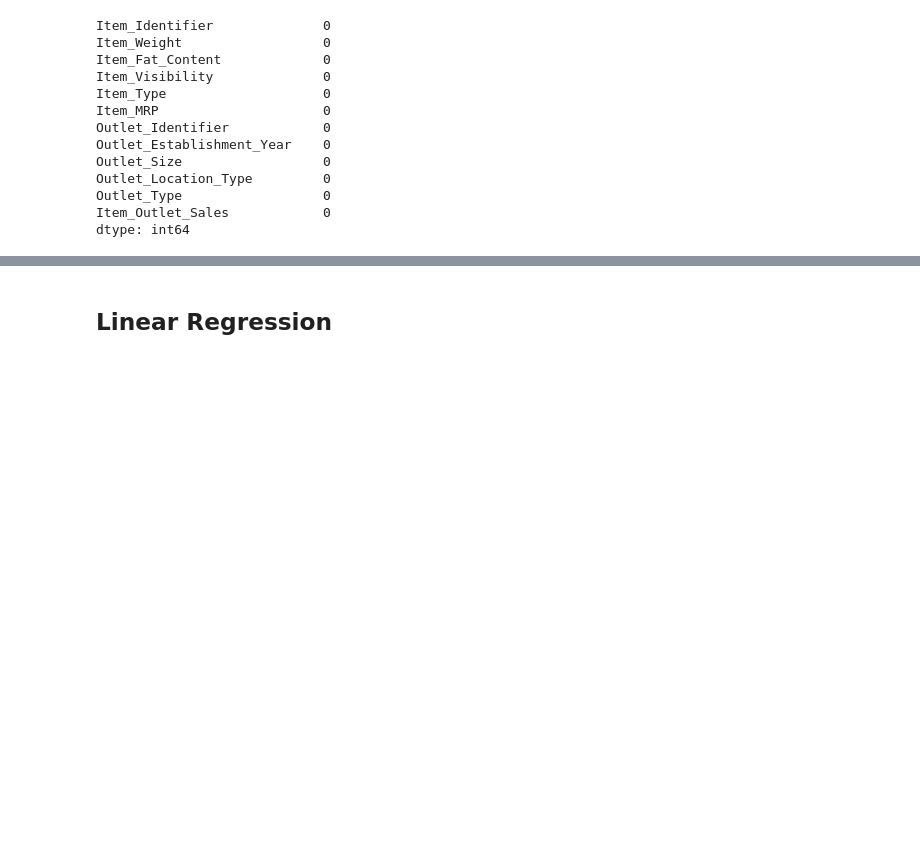
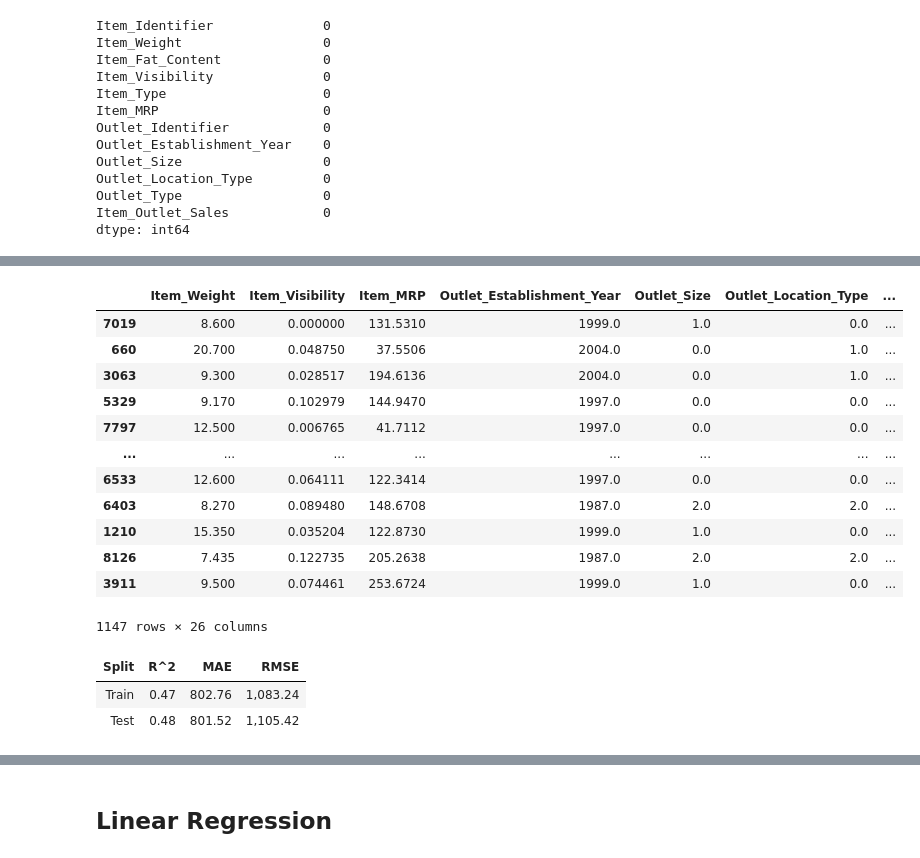
Before and after one commit to Yaman-Shadid/Prediction-of-Product-Sales, a Jupyter notebook: Project 1 - Revisited.ipynb, the cells around one changed output, grey strips where cells are left out. Saved outputs shown, nothing was run; the diff lists cells and outputs as text; code cells hidden in the pictures; blank space fills up the shorter version.

```diff
--- a/Project 1 - Revisited.ipynb
+++ b/Project 1 - Revisited.ipynb
@@ -934,0 +1219,16 @@ df.head()
+# %%
+# Transformers
+missing_imputer = SimpleImputer(strategy='constant', fill_value='missing')
+ohe = OneHotEncoder(sparse=False, handle_unknown='ignore')  # Ensure handle_unknown is set to 'ignore'
+# %%
+# Pipeline
+nom_pipeline = make_pipeline(missing_imputer, ohe)
+# %%
+# Tuple
+ohe_tuple = ('categorical', nom_pipeline, nominal_cols)
+# %%
+# Instantiate the make column transformer
+preprocessor = ColumnTransformer([numeric_tuple, ord_tuple, ohe_tuple],
+                                  remainder='drop', verbose_feature_names_out=False)
+
+preprocessor.fit(X_train)
@@ -934,0 +1257,25 @@ df.head()
+# %%
+# Filter out rows with 'Unknown' from X_test
+X_test = X_test[~(X_test == 'Unknown').any(axis=1)]
+y_test = y_test[X_test.index]  # Adjust if needed, assuming y_test is a pandas Series or DataFrame.
+
+# The transformation should work now
+X_test_df = pd.DataFrame(preprocessor.transform(X_test),
+                         columns=preprocessor.get_feature_names_out(),
+                         index=X_test.index)
+
+display(X_test_df)
+# %% [output]
+|  | Item_Weight | Item_Visibility | Item_MRP | Outlet_Establishment_Year | Outlet_Size | Outlet_Location_Type | ... |
+| 7019 | 8.600 | 0.000000 | 131.5310 | 1999.0 | 1.0 | 0.0 | ... |
+| 660 | 20.700 | 0.048750 | 37.5506 | 2004.0 | 0.0 | 1.0 | ... |
+| 3063 | 9.300 | 0.028517 | 194.6136 | 2004.0 | 0.0 | 1.0 | ... |
+| 5329 | 9.170 | 0.102979 | 144.9470 | 1997.0 | 0.0 | 0.0 | ... |
+| 7797 | 12.500 | 0.006765 | 41.7112 | 1997.0 | 0.0 | 0.0 | ... |
+| ... | ... | ... | ... | ... | ... | ... | ... |
+| 6533 | 12.600 | 0.064111 | 122.3414 | 1997.0 | 0.0 | 0.0 | ... |
+| 6403 | 8.270 | 0.089480 | 148.6708 | 1987.0 | 2.0 | 2.0 | ... |
+| 1210 | 15.350 | 0.035204 | 122.8730 | 1999.0 | 1.0 | 0.0 | ... |
+| 8126 | 7.435 | 0.122735 | 205.2638 | 1987.0 | 2.0 | 2.0 | ... |
+| 3911 | 9.500 | 0.074461 | 253.6724 | 1999.0 | 1.0 | 0.0 | ... |
+1147 rows × 26 columns
@@ -934,0 +1285,11 @@ df.head()
+# %%
+# Create an instance of the model
+lin_reg = LinearRegression()
+# Create a model pipeline
+lin_reg.fit(X_train_df,y_train)
+evaluate_regression(lin_reg, X_train_df, y_train,
+                   X_test_df, y_test)
+# %% [output]
+| Split | R^2 | MAE | RMSE |
+| Train | 0.47 | 802.76 | 1,083.24 |
+| Test | 0.48 | 801.52 | 1,105.42 |
```
Also changed, not shown: parts of 42 cells of this notebook, 6 other files.
